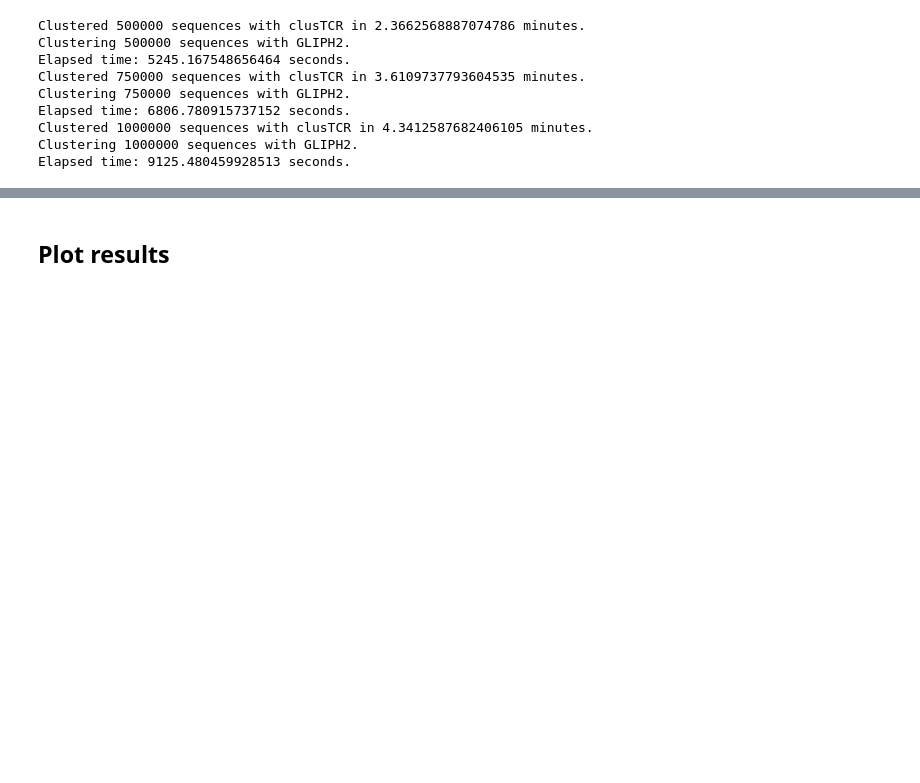
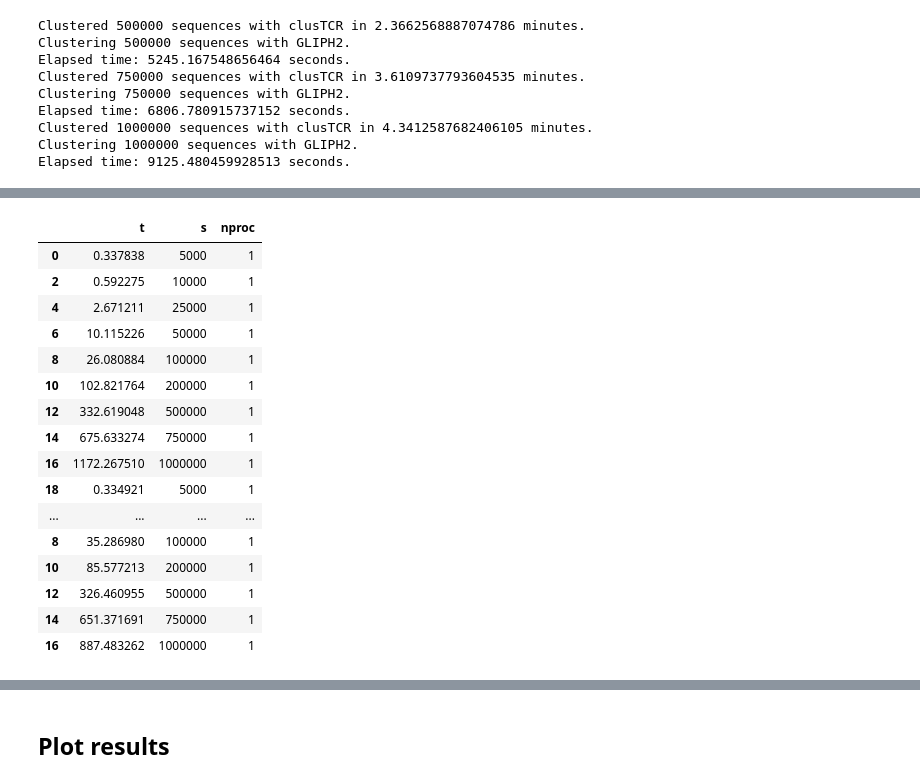
Before and after one commit to svalkiers/clusTCR, a Jupyter notebook: analysis/compare_methods_speed.ipynb, the cells around one changed output, grey strips where cells are left out. Saved outputs shown, nothing was run; the diff lists cells and outputs as text; code cells hidden in the pictures; blank space fills up the shorter version.

```diff
--- a/analysis/compare_methods_speed.ipynb
+++ b/analysis/compare_methods_speed.ipynb
@@ -89,0 +164,20 @@ Elapsed time: 9125.480459928513 seconds.
+# %%
+cpu_1
+# %% [output]
+|  | t | s | nproc |
+| 0 | 0.337838 | 5000 | 1 |
+| 2 | 0.592275 | 10000 | 1 |
+| 4 | 2.671211 | 25000 | 1 |
+| 6 | 10.115226 | 50000 | 1 |
+| 8 | 26.080884 | 100000 | 1 |
+| 10 | 102.821764 | 200000 | 1 |
+| 12 | 332.619048 | 500000 | 1 |
+| 14 | 675.633274 | 750000 | 1 |
+| 16 | 1172.267510 | 1000000 | 1 |
+| 18 | 0.334921 | 5000 | 1 |
+| ... | ... | ... | ... |
+| 8 | 35.286980 | 100000 | 1 |
+| 10 | 85.577213 | 200000 | 1 |
+| 12 | 326.460955 | 500000 | 1 |
+| 14 | 651.371691 | 750000 | 1 |
+| 16 | 887.483262 | 1000000 | 1 |
```
Also changed, not shown: parts of 10 cells of this notebook, 11 other files.
